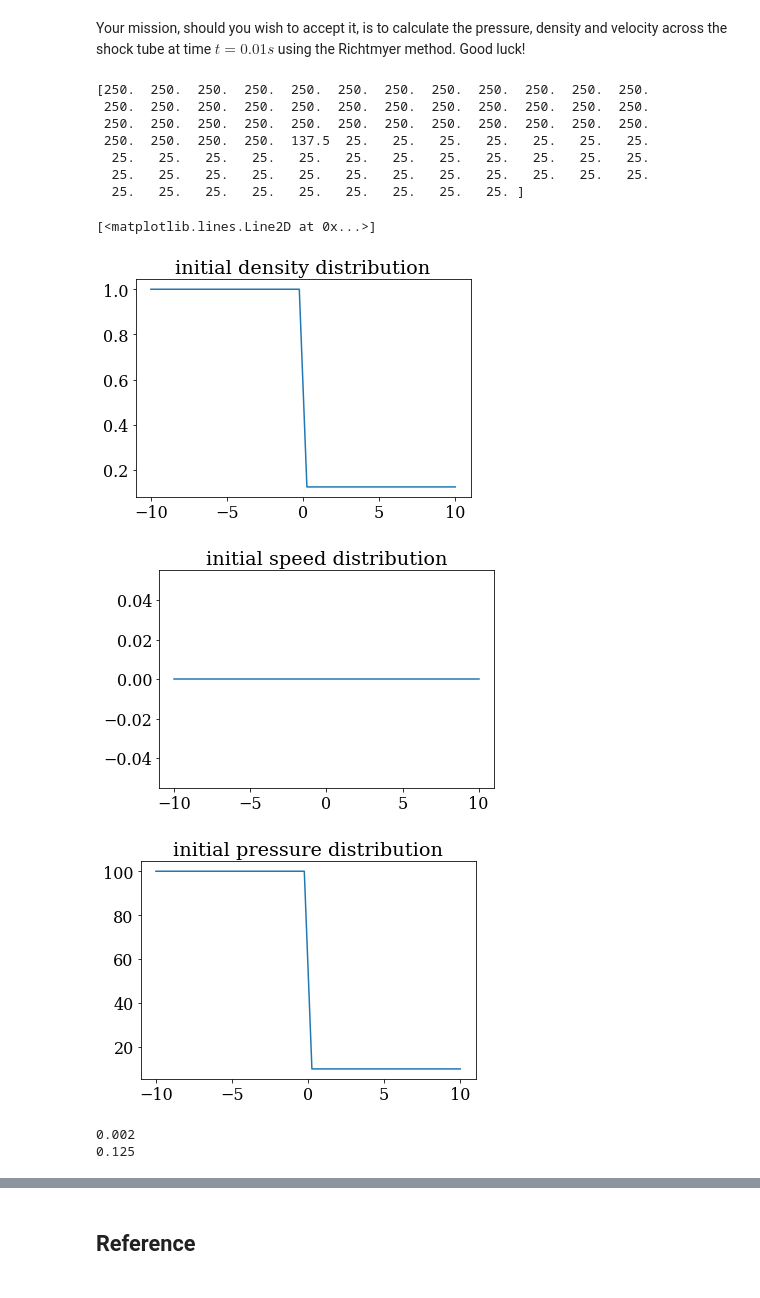
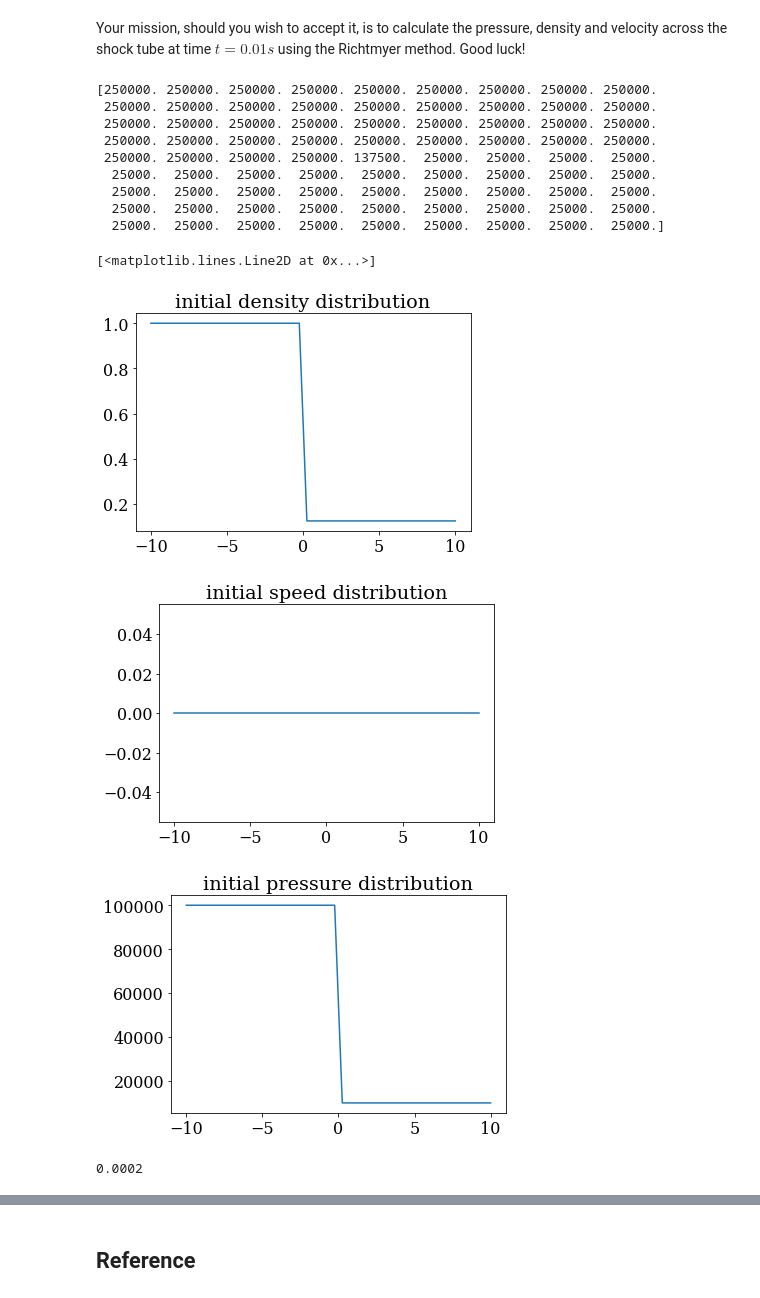
Before and after one commit to NoeDurandard/first_repo-1, a Jupyter notebook: numerical-mooc/working/03_wave/03_05_Sods_Shock_Tube.ipynb, the cells around one changed output, grey strips where cells are left out. Cells and saved outputs as stored; diff of their text form; code cells hidden in the pictures.

```diff
--- a/numerical-mooc/working/03_wave/03_05_Sods_Shock_Tube.ipynb
+++ b/numerical-mooc/working/03_wave/03_05_Sods_Shock_Tube.ipynb
@@ -318,43 +318,45 @@ dt=0.002
 nt=int(0.01/dt)+1
 gamma=1.4
 
 x=numpy.linspace(-L/2,L/2,nx)
 #Initial condition left of the membrane
 ICL=[1.0, #rho density
     0,    #u velocity
-    100]  #p pressure
+    100*10**3]  #p pressure
 #Initial conditions right of the membrane
 ICR=[0.125,
     0,
-    10]
+    10*10**3]
 maskL=numpy.where(x<0)
 maskR=numpy.where(x>0)
 u0=numpy.empty((3,nx))
 u0[:,maskL]=[[numpy.ones(len(maskL[0]))*ICL[0]],[numpy.zeros(len(maskL[0]))],[numpy.ones(len(maskL[0]))*(ICL[2]/(gamma-1))]]
 u0[:,maskR]=[[numpy.ones(len(maskR[0]))*ICR[0]],[numpy.zeros(len(maskR[0]))],[numpy.ones(len(maskR[0]))*(ICR[2]/(gamma-1))]]
 u0[:,40]=(u0[:,1]+u0[:,-1])/2
 print(u0[2,:])
 pyplot.figure()
 pyplot.title('initial density distribution')
 pyplot.plot(x,u0[0,:])
 pyplot.figure()
 pyplot.title('initial speed distribution')
 pyplot.plot(x,numpy.zeros(nx))
 pyplot.figure()
 pyplot.title('initial pressure distribution')
 pyplot.plot(x,((gamma-1)*(u0[2,:])))
 # %% [output]
-[250.  250.  250.  250.  250.  250.  250.  250.  250.  250.  250.  250.
- 250.  250.  250.  250.  250.  250.  250.  250.  250.  250.  250.  250.
- 250.  250.  250.  250.  250.  250.  250.  250.  250.  250.  250.  250.
- 250.  250.  250.  250.  137.5  25.   25.   25.   25.   25.   25.   25.
-  25.   25.   25.   25.   25.   25.   25.   25.   25.   25.   25.   25.
-  25.   25.   25.   25.   25.   25.   25.   25.   25.   25.   25.   25.
-  25.   25.   25.   25.   25.   25.   25.   25.   25. ]
+[250000. 250000. 250000. 250000. 250000. 250000. 250000. 250000. 250000.
+ 250000. 250000. 250000. 250000. 250000. 250000. 250000. 250000. 250000.
+ 250000. 250000. 250000. 250000. 250000. 250000. 250000. 250000. 250000.
+ 250000. 250000. 250000. 250000. 250000. 250000. 250000. 250000. 250000.
+ 250000. 250000. 250000. 250000. 137500.  25000.  25000.  25000.  25000.
+  25000.  25000.  25000.  25000.  25000.  25000.  25000.  25000.  25000.
+  25000.  25000.  25000.  25000.  25000.  25000.  25000.  25000.  25000.
+  25000.  25000.  25000.  25000.  25000.  25000.  25000.  25000.  25000.
+  25000.  25000.  25000.  25000.  25000.  25000.  25000.  25000.  25000.]
 [<matplotlib.lines.Line2D at 0x...>]
 [figure]
 [figure]
-[figure, old version]
+[figure, new version]
 # %%
 #compute the f vector at a given time
 def f_vector(u_vector,gamma):
@@ -379,13 +397,12 @@ def richtmyer(u0, nt, dt, dx, *args):
 # %%
-dt=0.002
-nt=200
+dt=0.0002
+nt=60
 print(dt)
 u_hist=richtmyer(u0,nt,dt,dx,gamma)
 l=int(12.5/dx)
-print(u_hist[int(0.01/dt)+1][0,l])
+#print(u_hist[int(0.01/dt)+1][0,l])
 # %% [output]
-0.002
-0.125
+0.0002
 # %%
 # Plot the initial car density on the road.
 fig = pyplot.figure(figsize=(6.0, 4.0))
```
Also changed, not shown: parts of 4 cells of this notebook, 6 other files.
